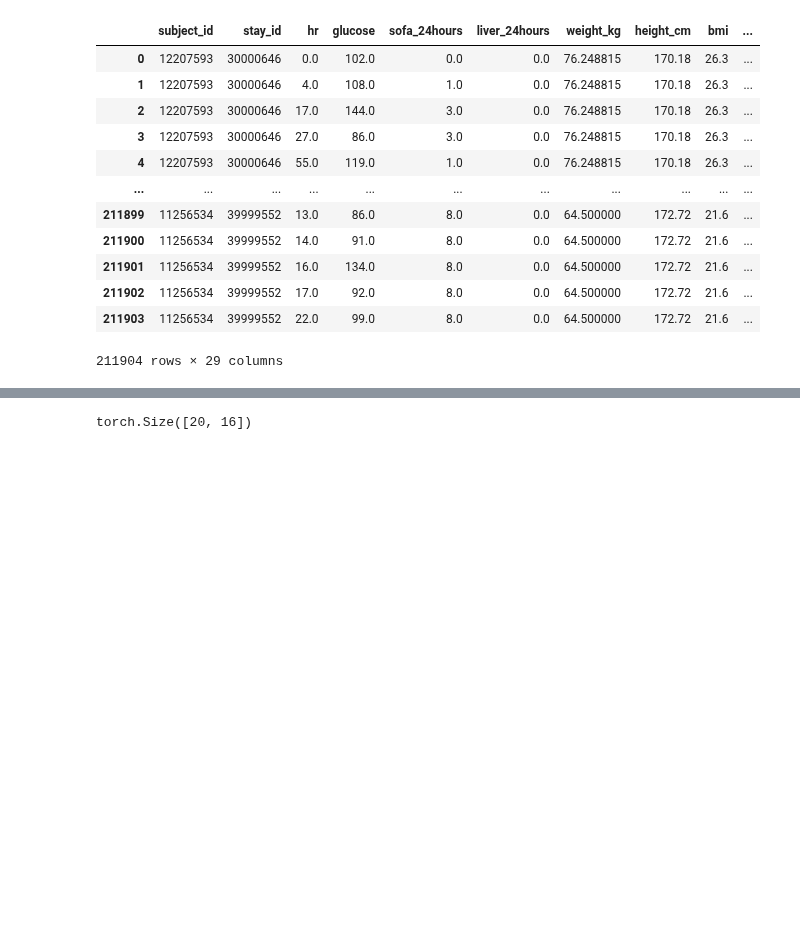
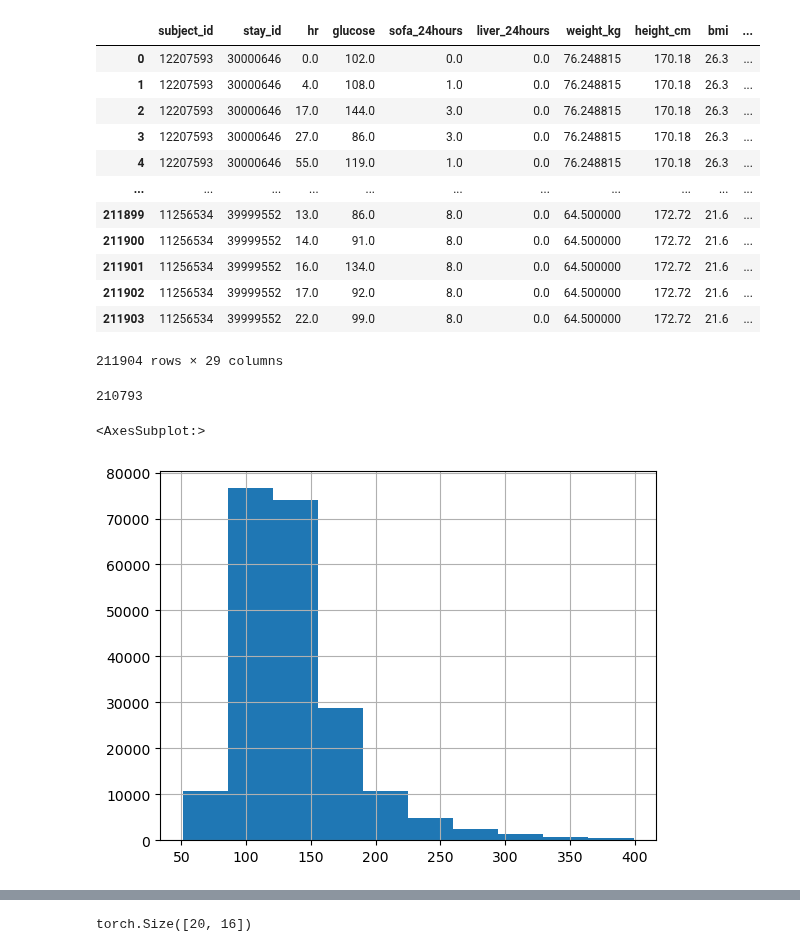
Before and after one commit to Gaurangkarwande/glycemic_control, a Jupyter notebook: data_notebook.ipynb, the cells around one changed output, grey strips where cells are left out. Cells and saved outputs as stored; diff of their text form; code cells hidden in the pictures; blank space fills up the shorter version.

```diff
--- a/data_notebook.ipynb
+++ b/data_notebook.ipynb
@@ -30,3 +30,14 @@ df_base_data
 | 211902 | 11256534 | 39999552 | 17.0 | 92.0 | 8.0 | 0.0 | 64.500000 | 172.72 | 21.6 | ... |
 | 211903 | 11256534 | 39999552 | 22.0 | 99.0 | 8.0 | 0.0 | 64.500000 | 172.72 | 21.6 | ... |
 211904 rows × 29 columns
+# %%
+df_base_data = df_base_data[(df_base_data.glucose > 50) & (df_base_data.glucose < 400)]
+# %%
+len(df_base_data)
+# %% [output]
+210793
+# %%
+df_base_data[(df_base_data.glucose > 50) & (df_base_data.glucose < 400)].glucose.hist()
+# %% [output]
+<AxesSubplot:>
+[figure, added]
```
Also changed, not shown: parts of 7 cells of this notebook.
